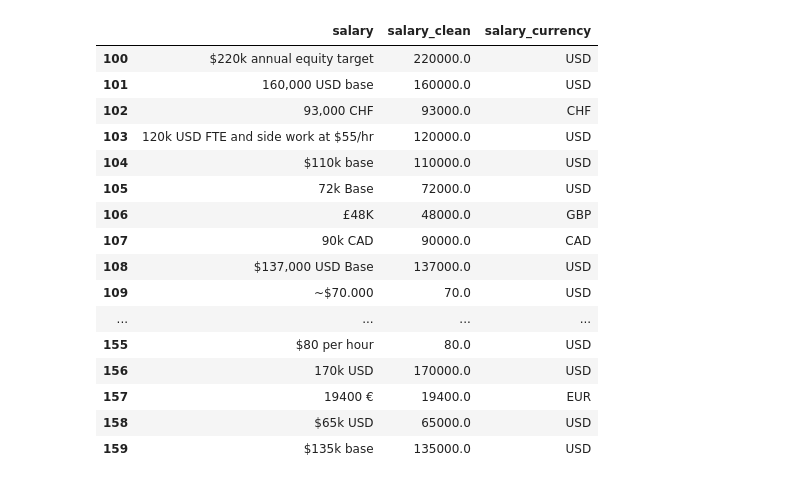
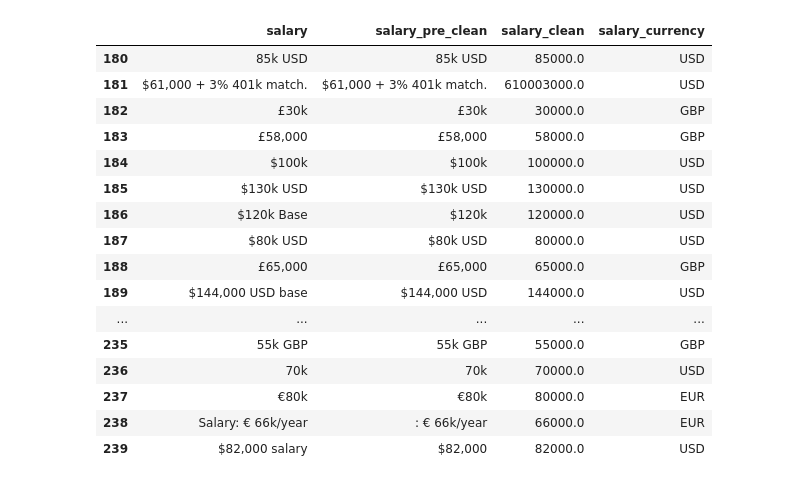
Before and after one commit to archiewood/reddit_de_salaries, a Jupyter notebook: data_analysis/clean_data.ipynb, the cells around one changed output. Cells and saved outputs as stored; diff of their text form; code cells hidden in the pictures.

Commit message:
data cleaning

```diff
--- a/data_analysis/clean_data.ipynb
+++ b/data_analysis/clean_data.ipynb
@@ -30,5 +30,5 @@ df.bonus = df.bonus.str.lower().str.replace(
     r"\(.*\)", "").str.replace(r".*\)", "")
 df.industry = df.industry.str.lower().str.replace(
     r"\(.*\)", "").str.replace(r".*\)", "")
-df.benefits = df.benefits.str.lower().str.replace(
+df.tech_stack = df.tech_stack.str.lower().str.replace(
     r"\(.*\)", "").str.replace(r".*\)", "")
@@ -52,5 +72,11 @@ df.title = df.title.str.replace(r"business intelligence", "bi")
 df.title = df.title.str.replace(r"1", "i").str.replace(r"2", "ii").str.replace(r"3", "iii").str.replace(r"4", "iv").str.replace(
     r"5", "v").str.replace(r"6", "vi").str.replace(r"7", "vii").str.replace(r"8", "viii").str.replace(r"9", "ix").str.replace(r"10", "x")
 
+
+
+
 # trim whitespace from titles
 df.title = df.title.str.strip()
+
+# replace multiple spaces with single space in titles
+df.title = df.title.str.replace(r"\s+", " ")
@@ -85,5 +119,5 @@ df['experience_clean'] = pd.to_numeric(df['experience_clean'], errors='coerce')
 df['experience_clean'] = df.experience_clean.where(df.experience.str.contains(
     "month") == False, df.experience_clean/12.0, errors='ignore')
 # if experience_clean > 40 then replace with Null
-df['experience_clean'] = df.experience_clean.where(
+df['years_experience_clean'] = df.experience_clean.where(
     df.experience_clean <= 40, None)
@@ -90,14 +126,23 @@ df['experience_clean'] = df.experience_clean.where(
 # %%
+# remove the word "base", "salary" and "tax" from salary
+df['salary_pre_clean'] = df.salary.str.replace(r"(?i)base", "").str.replace(r"(?i)salary", "").str.replace(r"(?i)tax", "").str.replace(r"(?i)currency", "").str.replace(r"(?i)current", "")
+
+# replace "Lakhs" with "L" in salary_pre_clean\
+df['salary_pre_clean'] = df.salary_pre_clean.str.replace(r"(?i)lakhs", "L")
+
 # remove non numeric characters except "." from salary, convert to numeric
-df['salary_clean'] = pd.to_numeric(df.salary.str[0:12].str.replace(r"[^0-9\.]", ""), errors='coerce')
+df['salary_clean'] = pd.to_numeric(df.salary_pre_clean.str[0:12].str.replace(r"[^0-9\.]", ""), errors='coerce')
+
+
+
+
 # multiply by 1000 if contains k
 df['salary_clean'] = df.salary_clean.where(
-    df.salary.str.contains("k") == False, df.salary_clean*1000, errors='ignore').where(
-        df.salary.str.contains("K ") == False, df.salary_clean*1000, errors='ignore').where(
-            df.salary.str.contains("K ") == False, df.salary_clean*1000, errors='ignore').where(
-                df.salary.str.contains("K$") == False, df.salary_clean*1000, errors='ignore').where(
-                    df.salary.str.contains("mon") == False, df.salary_clean*12, errors='ignore').where(
-                        df.salary.str.contains("/mo") == False, df.salary_clean*12, errors='ignore')
+    df.salary_pre_clean.str.contains("k") == False, df.salary_clean*1000, errors='ignore').where(
+        df.salary_pre_clean.str.contains("K ") == False, df.salary_clean*1000, errors='ignore').where(
+                df.salary_pre_clean.str.contains("K$") == False, df.salary_clean*1000, errors='ignore').where(
+                    df.salary_pre_clean.str.contains("mon") == False, df.salary_clean*12, errors='ignore').where(
+                        df.salary_pre_clean.str.contains("/mo") == False, df.salary_clean*12, errors='ignore')
 
 
 
@@ -105,51 +158,53 @@ df['salary_clean'] = df.salary_clean.where(df.salary.str.contains("L") == False,
 # %%
 # if salary contains currency symbol eg EUR GBP USD AUD INR then extract it
 df['salary_currency'] = df.salary.where(
     df.salary.str.contains("$") == False, "USD").where(
         df.salary.str.contains("USD") == False, "USD").where(
             df.salary.str.contains("US") == False, "USD").where(
                 df.salary.str.contains("\$") == False, "USD").where(
                     df.salary.str.contains("usd") == False, "USD").where(
                         df.salary.str.contains("GBP") == False, "GBP").where(
                             df.salary.str.contains("£") == False, "GBP").where(
                                 df.salary.str.contains("AUD") == False, "AUD").where(
                                     df.salary.str.contains("INR") == False, "INR").where(
                                         df.salary.str.contains("EUR") == False, "EUR").where(
                                             df.salary.str.contains("Euro") == False, "EUR").where(
                                                 df.salary.str.contains("euro") == False, "EUR").where(
                                                     df.salary.str.contains("€") == False, "EUR").where(
                                                         df.salary.str.contains("CAD") == False, "CAD").where(
                                                             df.salary.str.contains("Rupee") == False, "INR").where(
                                                                 df.salary.str.contains("Lakh") == False, "INR").where(
                                                                 df.salary.str.contains("CHF") == False, "CHF").where(
                                                                     df.salary.str.contains("NOK") == False, "NOK").where(
                                                                         df.salary.str.contains("HKD") == False, "HKD").where(
                                                                             df.salary.str.contains("MXN") == False, "MXN").where(
                                                                                 df.salary.str.contains("PHP") == False, "PHP").where(
-                                                                                    df.salary.str.contains("COP") == False, "COP")
+                                                                                    df.salary.str.contains("COP") == False, "COP").where(
+
+                                                                                        df.salary.str.contains("R$") == False, "BRL")
 
 
 
 # view only salary and salary_clean
-df[['salary', 'salary_clean', 'salary_currency']].iloc[100:160, :]
+df[['salary', 'salary_pre_clean','salary_clean', 'salary_currency']].iloc[180:240, :]
 # %% [output]
-|  | salary | salary_clean | salary_currency |
-| 100 | $220k annual equity target | 220000.0 | USD |
-| 101 | 160,000 USD base | 160000.0 | USD |
-| 102 | 93,000 CHF | 93000.0 | CHF |
-| 103 | 120k USD FTE and side work at $55/hr | 120000.0 | USD |
-| 104 | $110k base | 110000.0 | USD |
-| 105 | 72k Base | 72000.0 | USD |
-| 106 | £48K | 48000.0 | GBP |
-| 107 | 90k CAD | 90000.0 | CAD |
-| 108 | $137,000 USD Base | 137000.0 | USD |
-| 109 | ~$70.000 | 70.0 | USD |
-| ... | ... | ... | ... |
-| 155 | $80 per hour | 80.0 | USD |
-| 156 | 170k USD | 170000.0 | USD |
-| 157 | 19400 € | 19400.0 | EUR |
-| 158 | $65k USD | 65000.0 | USD |
-| 159 | $135k base | 135000.0 | USD |
+|  | salary | salary_pre_clean | salary_clean | salary_currency |
+| 180 | 85k USD | 85k USD | 85000.0 | USD |
+| 181 | $61,000 + 3% 401k match. | $61,000 + 3% 401k match. | 610003000.0 | USD |
+| 182 | £30k | £30k | 30000.0 | GBP |
+| 183 | £58,000 | £58,000 | 58000.0 | GBP |
+| 184 | $100k | $100k | 100000.0 | USD |
+| 185 | $130k USD | $130k USD | 130000.0 | USD |
+| 186 | $120k Base | $120k | 120000.0 | USD |
+| 187 | $80k USD | $80k USD | 80000.0 | USD |
+| 188 | £65,000 | £65,000 | 65000.0 | GBP |
+| 189 | $144,000 USD base | $144,000 USD | 144000.0 | USD |
+| ... | ... | ... | ... | ... |
+| 235 | 55k GBP | 55k GBP | 55000.0 | GBP |
+| 236 | 70k | 70k | 70000.0 | USD |
+| 237 | €80k | €80k | 80000.0 | EUR |
+| 238 | Salary: € 66k/year | : € 66k/year | 66000.0 | EUR |
+| 239 | $82,000 salary | $82,000 | 82000.0 | USD |
 # %%
 # group df by salary_currency and count the number of rows
 df.groupby('salary_currency').count().sort_values(by='date', ascending=False)
```
Also changed, not shown: parts of 30 cells of this notebook, 7 other files.
